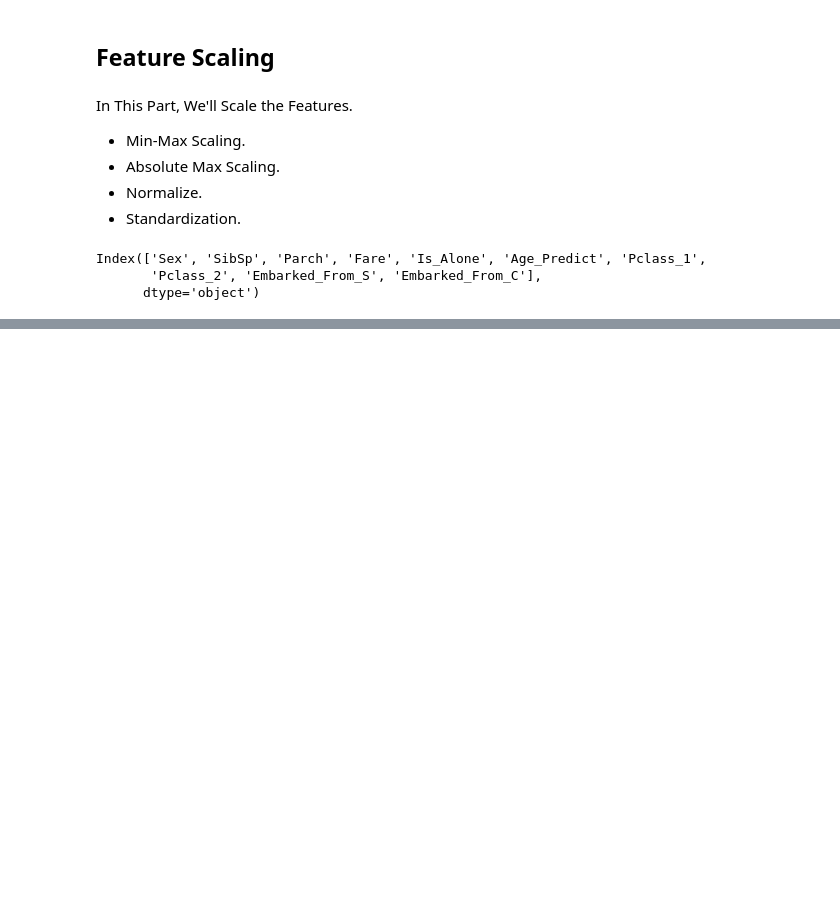
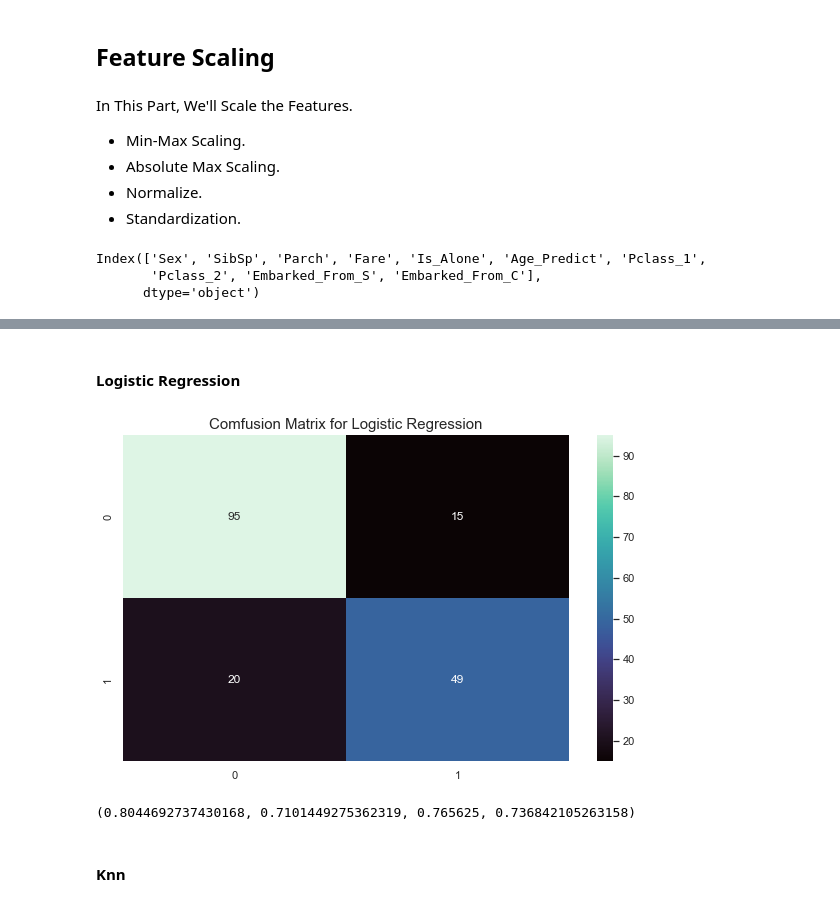
Before and after one commit to aka-vm/Titanic-Exploratory-Data-And-Model-Analysis, a Jupyter notebook: titanic_expl_data_analysis.ipynb, the cells around one changed output, grey strips where cells are left out. Cells and saved outputs as stored; diff of their text form; code cells hidden in the pictures; blank space fills up the shorter version.

Commit message:
implimented 7 ML models

```diff
--- a/titanic_expl_data_analysis.ipynb
+++ b/titanic_expl_data_analysis.ipynb
@@ -674,7 +673,7 @@ def train_test_devide(df_: pd.DataFrame) -> tuple[pd.DataFrame]:
 
 def xy_devide(df_: pd.DataFrame) -> tuple[np.ndarray]:
     X = df_.iloc[:, 1:].values
-    y = df_.iloc[:, 1].values
+    y = df_.iloc[:, 0].values
     return X, y
 
 def train_dev_test_devide(df_: pd.DataFrame, train_size_: float=0.8, random_state_: int=0) -> tuple[np.ndarray]:
@@ -688,5 +687,5 @@ def train_dev_test_devide(df_: pd.DataFrame, train_size_: float=0.8, random_stat
     return X_train_, X_Dev_, X_test_, y_train_, y_Dev_, y_test_
 
 
-X_train, X_Dev, X_test, y_train, y_Dev, y_test = train_dev_test_devide(df_full_encoded)
+X_train, X_dev, X_test, y_train, y_dev, y_test = train_dev_test_devide(df_full_encoded)
 # %%
@@ -716,0 +771,43 @@ Here, We can scale
+# %%
+from sklearn.metrics import confusion_matrix, accuracy_score, f1_score, recall_score, precision_score
+
+def get_model_score_stats(y_: np.ndarray, y_pred_: np.ndarray) -> tuple[float]:
+    ac  = accuracy_score(y_, y_pred_)
+    rcl = recall_score(y_, y_pred_)
+    pcn = precision_score(y_, y_pred_)
+    f1  = f1_score(y_, y_pred_)
+
+    return ac, rcl, pcn, f1
+
+def get_confussion_matrix(y_: np.ndarray, y_pred_: np.ndarray):
+    cm = confusion_matrix(y_.tolist(), y_pred_.tolist())
+    sns.heatmap(cm, annot=True, cmap="mako")
+
+def join_array(y_: np.ndarray, y_pred_: np.ndarray) -> np.ndarray:
+    m = y_.shape[0]
+    return np.concatenate(
+        [y_.reshape(m, 1), y_pred_.reshape(m, 1)],
+        axis=1
+    )
+# %% [markdown]
+#### Logistic Regression
+# %%
+from sklearn.linear_model import LogisticRegression
+
+log_reg_clf = LogisticRegression()
+log_reg_clf.fit(X_train_scaled, y_train)
+
+y_pred_log = log_reg_clf.predict(X_dev_scaled)
+# %%
+get_confussion_matrix(y_dev, y_pred_log)
+
+plt.title("Comfusion Matrix for Logistic Regression", fontsize=15)
+plt.show()
+# %% [output]
+[figure, added]
+# %%
+get_model_score_stats(y_dev, y_pred_log)
+# %% [output]
+(0.8044692737430168, 0.7101449275362319, 0.765625, 0.736842105263158)
+# %% [markdown]
+#### Knn
```
Also changed, not shown: parts of 30 cells of this notebook.
